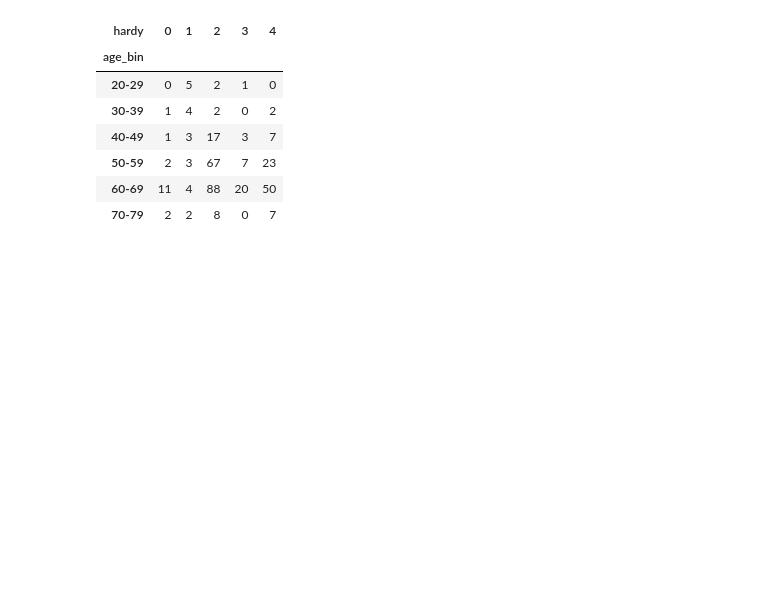
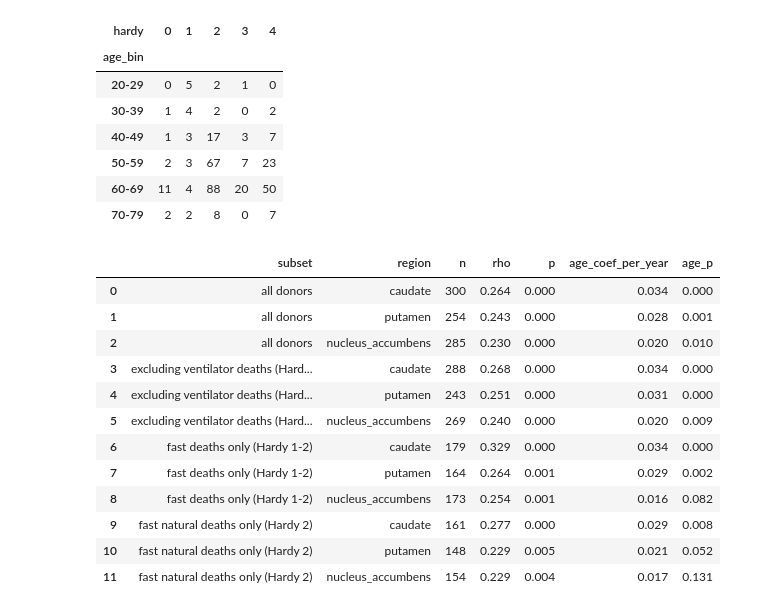
Before and after one commit to neuronchewycookie/neuro-longevity-analysis, a Jupyter notebook: notebooks/12_explore_gtex_age_control.ipynb, the cells around one changed output. Drawn from its saved outputs; the diff is of its cells as text; code cells hidden in the pictures; blank space fills up the shorter version.

```diff
--- a/notebooks/12_explore_gtex_age_control.ipynb
+++ b/notebooks/12_explore_gtex_age_control.ipynb
@@ -77,3 +77,19 @@ pd.crosstab(scores.drop_duplicates("subject_id")["age_bin"],
 | 50-59 | 2 | 3 | 67 | 7 | 23 |
 | 60-69 | 11 | 4 | 88 | 20 | 50 |
 | 70-79 | 2 | 2 | 8 | 0 | 7 |
+# %%
+pd.read_csv(tables / "table_gtex_age_hardy_sensitivity.csv").round(3)
+# %% [output]
+|  | subset | region | n | rho | p | age_coef_per_year | age_p |
+| 0 | all donors | caudate | 300 | 0.264 | 0.000 | 0.034 | 0.000 |
+| 1 | all donors | putamen | 254 | 0.243 | 0.000 | 0.028 | 0.001 |
+| 2 | all donors | nucleus_accumbens | 285 | 0.230 | 0.000 | 0.020 | 0.010 |
+| 3 | excluding ventilator deaths (Hard... | caudate | 288 | 0.268 | 0.000 | 0.034 | 0.000 |
+| 4 | excluding ventilator deaths (Hard... | putamen | 243 | 0.251 | 0.000 | 0.031 | 0.000 |
+| 5 | excluding ventilator deaths (Hard... | nucleus_accumbens | 269 | 0.240 | 0.000 | 0.020 | 0.009 |
+| 6 | fast deaths only (Hardy 1-2) | caudate | 179 | 0.329 | 0.000 | 0.034 | 0.000 |
+| 7 | fast deaths only (Hardy 1-2) | putamen | 164 | 0.264 | 0.001 | 0.029 | 0.002 |
+| 8 | fast deaths only (Hardy 1-2) | nucleus_accumbens | 173 | 0.254 | 0.001 | 0.016 | 0.082 |
+| 9 | fast natural deaths only (Hardy 2) | caudate | 161 | 0.277 | 0.000 | 0.029 | 0.008 |
+| 10 | fast natural deaths only (Hardy 2) | putamen | 148 | 0.229 | 0.005 | 0.021 | 0.052 |
+| 11 | fast natural deaths only (Hardy 2) | nucleus_accumbens | 154 | 0.229 | 0.004 | 0.017 | 0.131 |
```
Also changed, not shown: 2 other files.
